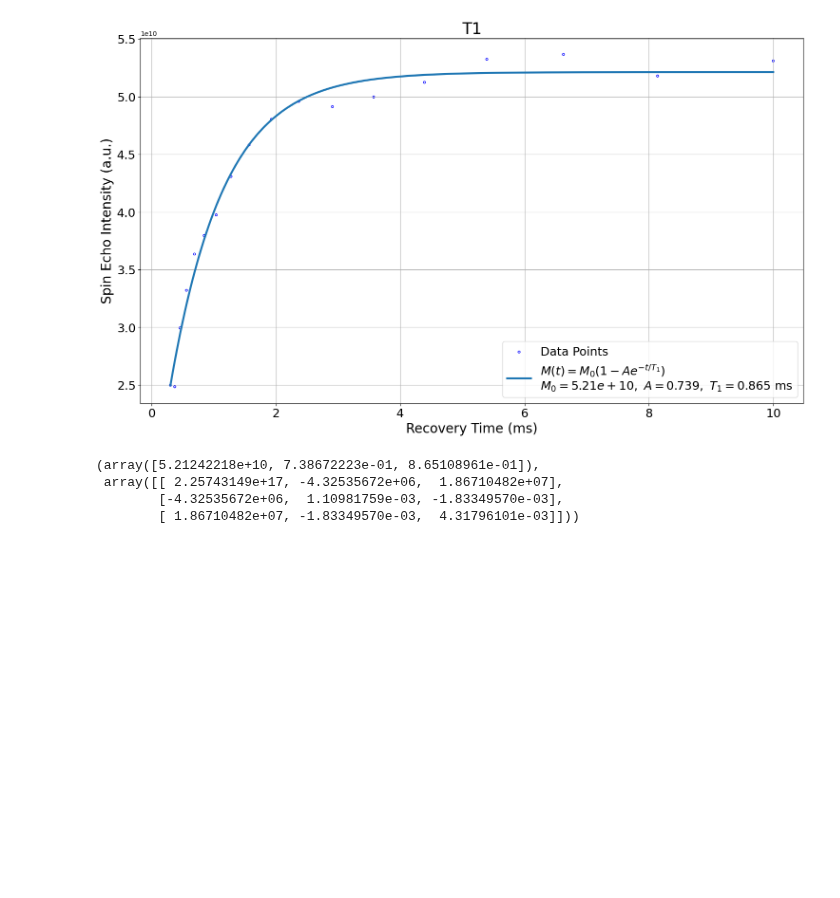
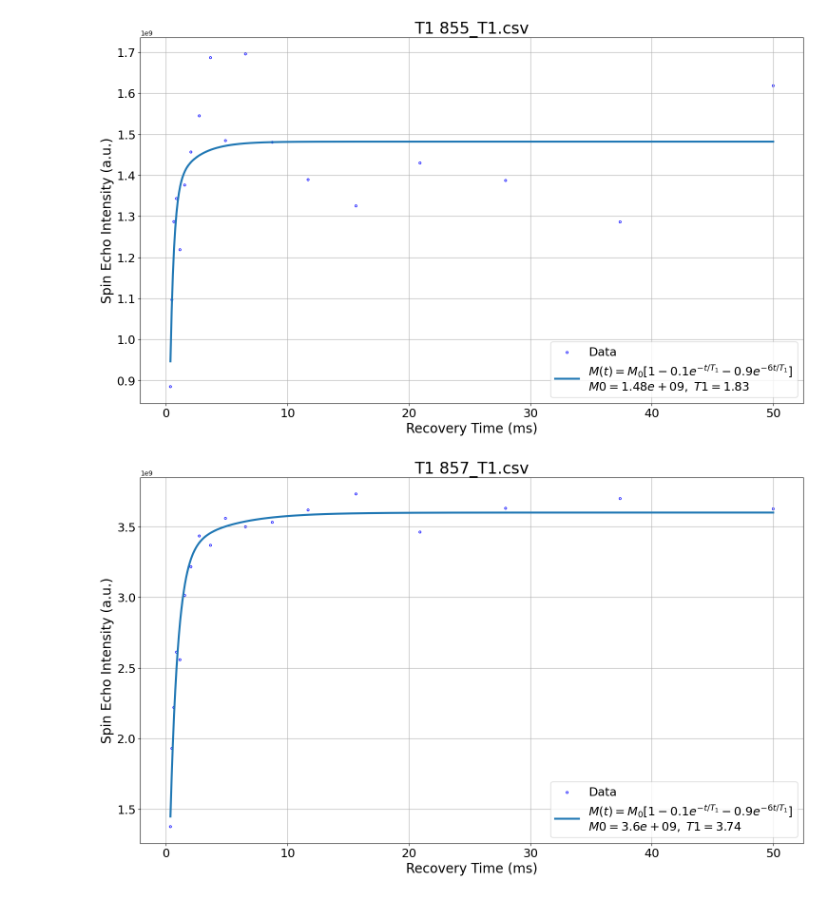
Before and after one commit to Brogan8813/strain-cell, a Jupyter notebook: NMR/Data_analysis/T1_plotting.ipynb, the cells around one changed output. Cells and saved outputs as stored; diff of their text form; code cells hidden in the pictures; blank space fills up the shorter version.

Commit message:
1over T1 plotting

```diff
--- a/NMR/Data_analysis/T1_plotting.ipynb
+++ b/NMR/Data_analysis/T1_plotting.ipynb
@@ -178,12 +171,67 @@ dfs = []  # list to hold all dataframes
 for n in range(len(T1_files)):
     df,_ = load_data("C:/Users/thoma/Documents/Python Scripts/strain-cell/strain-cell/PPMS_Data_and_Plotting/Data/RuCl3/Data/NMR_NQR/RuCl3_NQR_November_2025/Processed//",T1_files[n])
     dfs.append(df)
-
-
-plot_data(dfs[5], 0, 1, "T1",x_label="Recovery Time (ms)",y_label="Spin Echo Intensity (a.u.)")
-# %% [output]
-[figure, removed]
-(array([5.21242218e+10, 7.38672223e-01, 8.65108961e-01]),
- array([[ 2.25743149e+17, -4.32535672e+06,  1.86710482e+07],
-        [-4.32535672e+06,  1.10981759e-03, -1.83349570e-03],
-        [ 1.86710482e+07, -1.83349570e-03,  4.31796101e-03]]))
+# %%
+# --- Extract T1 values ---
+
+T1_values = []
+
+
+for i, df in enumerate(dfs):
+    popt, pcov = plot_data(
+        df, 0, 1,
+        f"T1 {T1_files[i]}",
+        x_label="Recovery Time (ms)",
+        y_label="Spin Echo Intensity (a.u.)",
+        model=T1_3over2_model
+    )
+
+    if popt is not None:
+        T1_values.append(popt[-1])
+
+plt.close('all')
+
+# Make sure T1_values is a NumPy array
+T1_values = np.array(T1_values)
+
+# Convert from ms → s
+T1_s = T1_values * 1e-3
+
+# Compute 1/T1 in s^-1
+inv_T1 = 1 / T1_s
+# --- Define temperature array
+
+temperature = np.array([
+    10, 14, 18, 22, 26, 9,8
+])
+
+# --- Plot T1 vs Temperature ---
+plt.figure(figsize=(10, 6))
+plt.scatter(temperature, inv_T1, marker='o', linestyle='-', label='T₁')
+
+plt.xlabel("Temperature (K)", fontsize=18)
+plt.ylabel(r"$1/T_1$ (s$^{-1}$)", fontsize=18)
+plt.title("1/T₁ vs Temperature (log-log)", fontsize=20)
+
+plt.xscale('log')
+plt.yscale('log')
+plt.xlim(1e0,100)
+plt.ylim(2e2,5e2)
+plt.vlines(x=7.8,ymin=0,ymax=1e10, color='r', linestyle='--', label='T_N = 7.8 K')
+# Major ticks
+plt.xticks(fontsize=14)
+plt.yticks(fontsize=14)
+
+# Enable minor ticks
+plt.minorticks_on()
+
+# Grid on both major and minor ticks
+plt.grid(which='both', linestyle='--', linewidth=0.5)
+
+plt.grid(True)
+plt.legend(fontsize=14)
+plt.tight_layout()
+plt.show()
+# %% [output]
+[figure, added]
+[figure, added]
```
Also changed, not shown: parts of 2 cells of this notebook, 1 other file.
